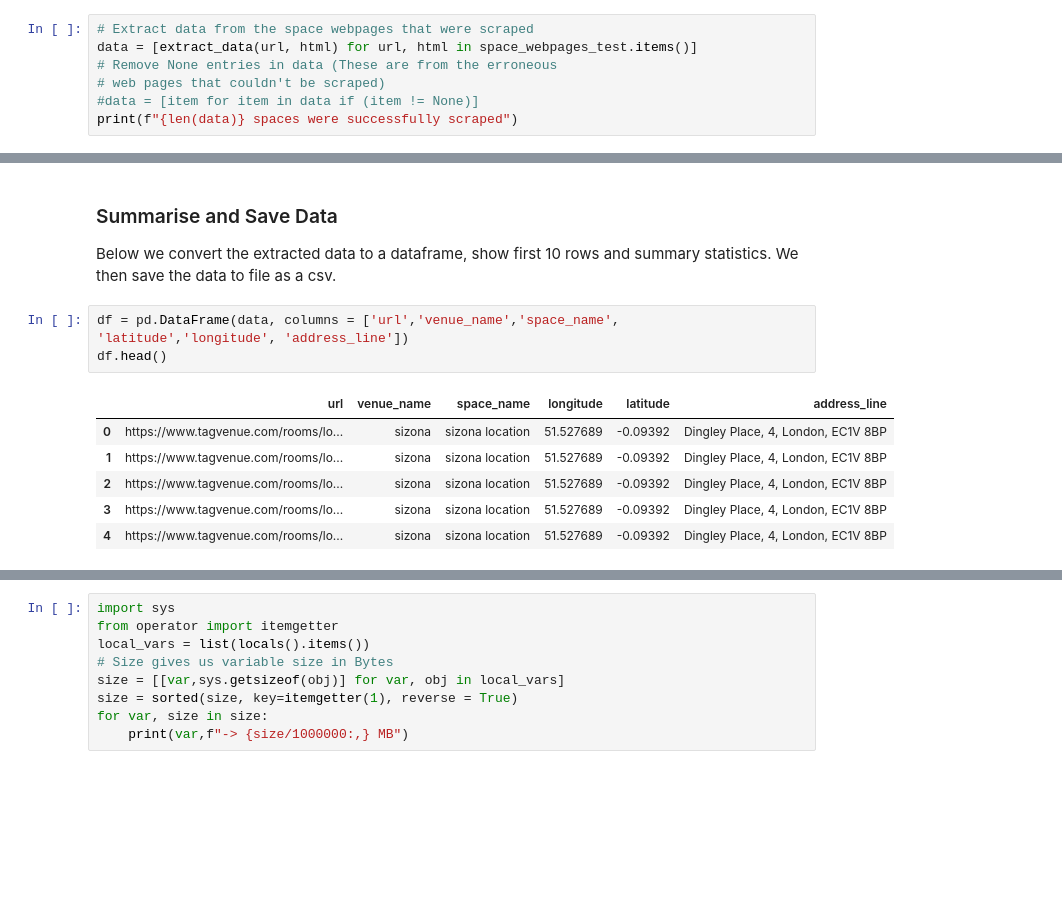
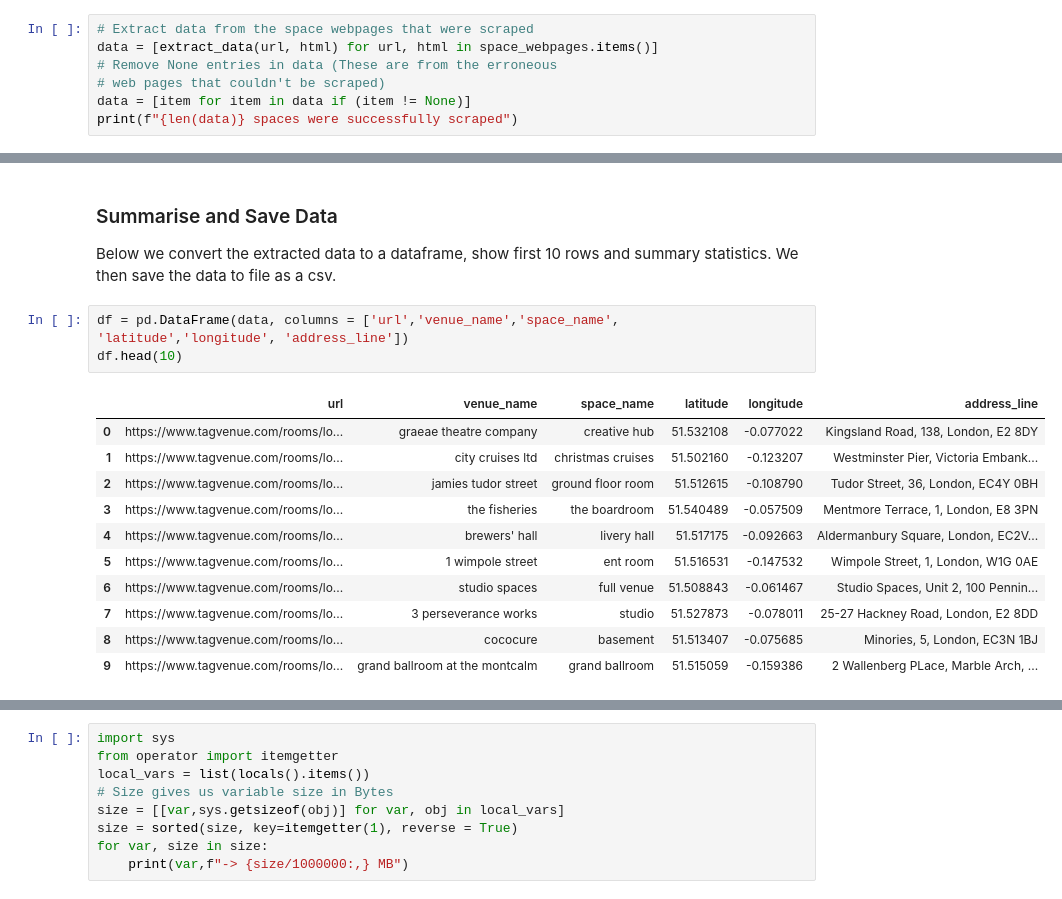
Before and after one commit to rhart-rup/London-Venue-Hire-Price-Prediction, a Jupyter notebook: Tag_Venue_Scrape.ipynb, the cells around one changed output, grey strips where cells are left out. Drawn from its saved outputs; the diff is of its cells as text; blank space fills up the shorter version.

Commit message:
Fixed data extraction and error handling of it

```diff
--- a/Tag_Venue_Scrape.ipynb
+++ b/Tag_Venue_Scrape.ipynb
@@ -635,9 +640,9 @@ space_urls_cleaned[0:10]
  'https://www.tagvenue.com/rooms/london/1358/grand-ballroom-at-the-montcalm/grand-ballroom']
 # %%
 # Extract data from the space webpages that were scraped
-data = [extract_data(url, html) for url, html in space_webpages_test.items()]
+data = [extract_data(url, html) for url, html in space_webpages.items()]
 # Remove None entries in data (These are from the erroneous
 # web pages that couldn't be scraped)
-#data = [item for item in data if (item != None)]
+data = [item for item in data if (item != None)]
 print(f"{len(data)} spaces were successfully scraped")
 # %% [output]
@@ -659,13 +680,18 @@ scrape_errors.style.format({'url': make_clickable})
 Below we convert the extracted data to a dataframe, show first 10 rows and summary statistics. We then save the data to file as a csv.
 # %%
 df = pd.DataFrame(data, columns = ['url','venue_name','space_name', 'latitude','longitude', 'address_line'])
-df.head()
+df.head(10)
 # %% [output]
-|  | url | venue_name | space_name | longitude | latitude | address_line |
-| 0 | https://www.tagvenue.com/rooms/lo... | sizona | sizona location | 51.527689 | -0.09392 | Dingley Place, 4, London, EC1V 8BP |
-| 1 | https://www.tagvenue.com/rooms/lo... | sizona | sizona location | 51.527689 | -0.09392 | Dingley Place, 4, London, EC1V 8BP |
-| 2 | https://www.tagvenue.com/rooms/lo... | sizona | sizona location | 51.527689 | -0.09392 | Dingley Place, 4, London, EC1V 8BP |
-| 3 | https://www.tagvenue.com/rooms/lo... | sizona | sizona location | 51.527689 | -0.09392 | Dingley Place, 4, London, EC1V 8BP |
-| 4 | https://www.tagvenue.com/rooms/lo... | sizona | sizona location | 51.527689 | -0.09392 | Dingley Place, 4, London, EC1V 8BP |
+|  | url | venue_name | space_name | latitude | longitude | address_line |
+| 0 | https://www.tagvenue.com/rooms/lo... | graeae theatre company | creative hub | 51.532108 | -0.077022 | Kingsland Road, 138, London, E2 8DY |
+| 1 | https://www.tagvenue.com/rooms/lo... | city cruises ltd | christmas cruises | 51.502160 | -0.123207 | Westminster Pier, Victoria Embank... |
+| 2 | https://www.tagvenue.com/rooms/lo... | jamies tudor street | ground floor room | 51.512615 | -0.108790 | Tudor Street, 36, London, EC4Y 0BH |
+| 3 | https://www.tagvenue.com/rooms/lo... | the fisheries | the boardroom | 51.540489 | -0.057509 | Mentmore Terrace, 1, London, E8 3PN |
+| 4 | https://www.tagvenue.com/rooms/lo... | brewers' hall | livery hall | 51.517175 | -0.092663 | Aldermanbury Square, London, EC2V... |
+| 5 | https://www.tagvenue.com/rooms/lo... | 1 wimpole street | ent room | 51.516531 | -0.147532 | Wimpole Street, 1, London, W1G 0AE |
+| 6 | https://www.tagvenue.com/rooms/lo... | studio spaces | full venue | 51.508843 | -0.061467 | Studio Spaces, Unit 2, 100 Pennin... |
+| 7 | https://www.tagvenue.com/rooms/lo... | 3 perseverance works | studio | 51.527873 | -0.078011 | 25-27 Hackney Road, London, E2 8DD |
+| 8 | https://www.tagvenue.com/rooms/lo... | cococure | basement | 51.513407 | -0.075685 | Minories, 5, London, EC3N 1BJ |
+| 9 | https://www.tagvenue.com/rooms/lo... | grand ballroom at the montcalm | grand ballroom | 51.515059 | -0.159386 | 2 Wallenberg PLace, Marble Arch, ... |
 # %%
 df.describe(include='all')
```
Also changed, not shown: parts of 13 cells of this notebook.
